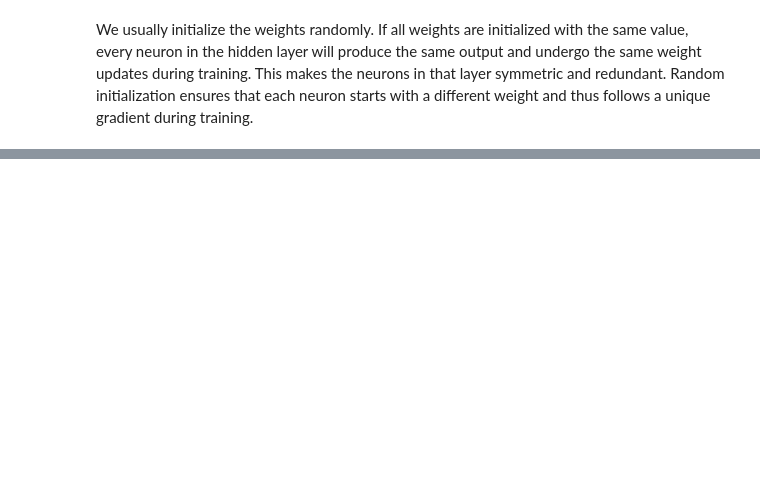
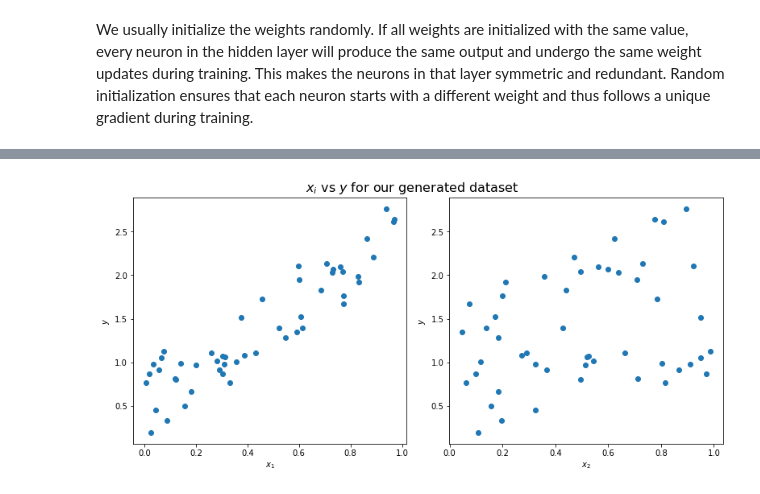
Before and after one commit to hakonmh/DL-architectures-from-scratch, a Jupyter notebook: notebooks/2. dnn.ipynb, the cells around one changed output, grey strips where cells are left out. Saved outputs shown, nothing was run; the diff lists cells and outputs as text; code cells hidden in the pictures; blank space fills up the shorter version.

```diff
--- a/notebooks/2. dnn.ipynb
+++ b/notebooks/2. dnn.ipynb
@@ -101,0 +127,20 @@ class Neuron:
+# %%
+x = np.random.random((50, 2))
+eps = np.random.random((50, )) * 0.2
+y = 2 * x[:, 0] + 0.8 * x[:, 1] + eps
+
+fig, axs = plt.subplots(1, 2, figsize=(11, 5))
+
+axs[0].scatter(x[:,0], y, label='x1')
+axs[0].set_xlabel('$x_1$')
+axs[0].set_ylabel('$y$')
+
+axs[1].scatter(x[:,1], y, label='x2')
+axs[1].set_xlabel('$x_2$')
+axs[1].set_ylabel('$y$')
+
+fig.tight_layout()
+fig.suptitle('$x_i$ vs $y$ for our generated dataset', y=1.03, fontsize=16)
+plt.show()
+# %% [output]
+[figure, added]
```
Also changed, not shown: parts of 27 cells of this notebook, 4 other files.
